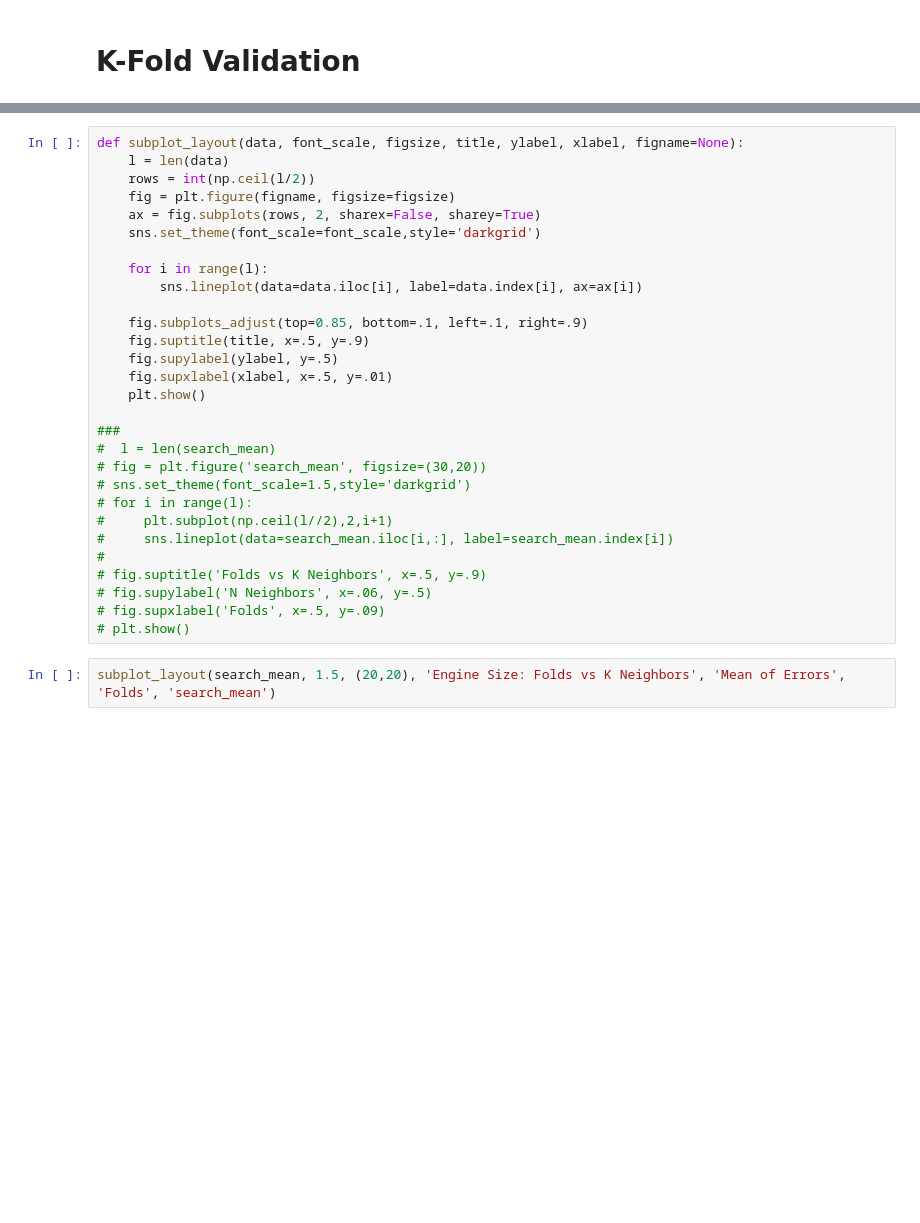
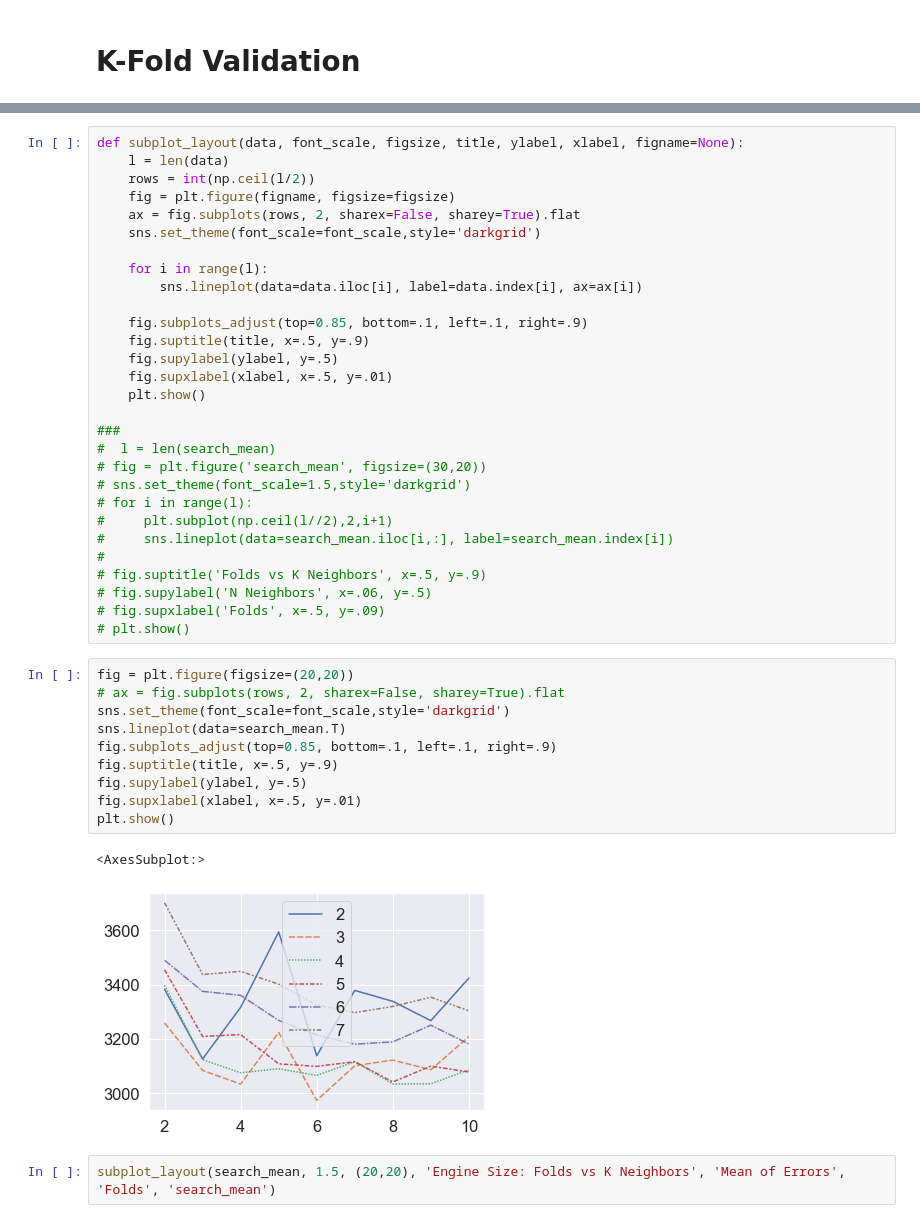
Before and after one commit to chouwwa/Predicting-Car-Prices, a Jupyter notebook: Predicting Car Prices.ipynb, the cells around one changed output, grey strips where cells are left out. Saved outputs shown, nothing was run; the diff lists cells and outputs as text; blank space fills up the shorter version.

```diff
--- a/Predicting Car Prices.ipynb
+++ b/Predicting Car Prices.ipynb
@@ -414,7 +416,7 @@ def subplot_layout(data, font_scale, figsize, title, ylabel, xlabel, figname=Non
     l = len(data)
     rows = int(np.ceil(l/2))
     fig = plt.figure(figname, figsize=figsize)
-    ax = fig.subplots(rows, 2, sharex=False, sharey=True)
+    ax = fig.subplots(rows, 2, sharex=False, sharey=True).flat
     sns.set_theme(font_scale=font_scale,style='darkgrid')
 
     for i in range(l):
@@ -438,6 +440,19 @@ def subplot_layout(data, font_scale, figsize, title, ylabel, xlabel, figname=Non
 # fig.supylabel('N Neighbors', x=.06, y=.5)
 # fig.supxlabel('Folds', x=.5, y=.09)
 # plt.show()
+# %%
+fig = plt.figure(figsize=(20,20))
+# ax = fig.subplots(rows, 2, sharex=False, sharey=True).flat
+sns.set_theme(font_scale=font_scale,style='darkgrid')
+sns.lineplot(data=search_mean.T)
+fig.subplots_adjust(top=0.85, bottom=.1, left=.1, right=.9)
+fig.suptitle(title, x=.5, y=.9)
+fig.supylabel(ylabel, y=.5)
+fig.supxlabel(xlabel, x=.5, y=.01)
+plt.show()
+# %% [output]
+<AxesSubplot:>
+[figure, added]
 # %%
 subplot_layout(search_mean, 1.5, (20,20), 'Engine Size: Folds vs K Neighbors', 'Mean of Errors', 'Folds', 'search_mean')
 # %% [output]
```
Also changed, not shown: parts of 8 cells of this notebook.
